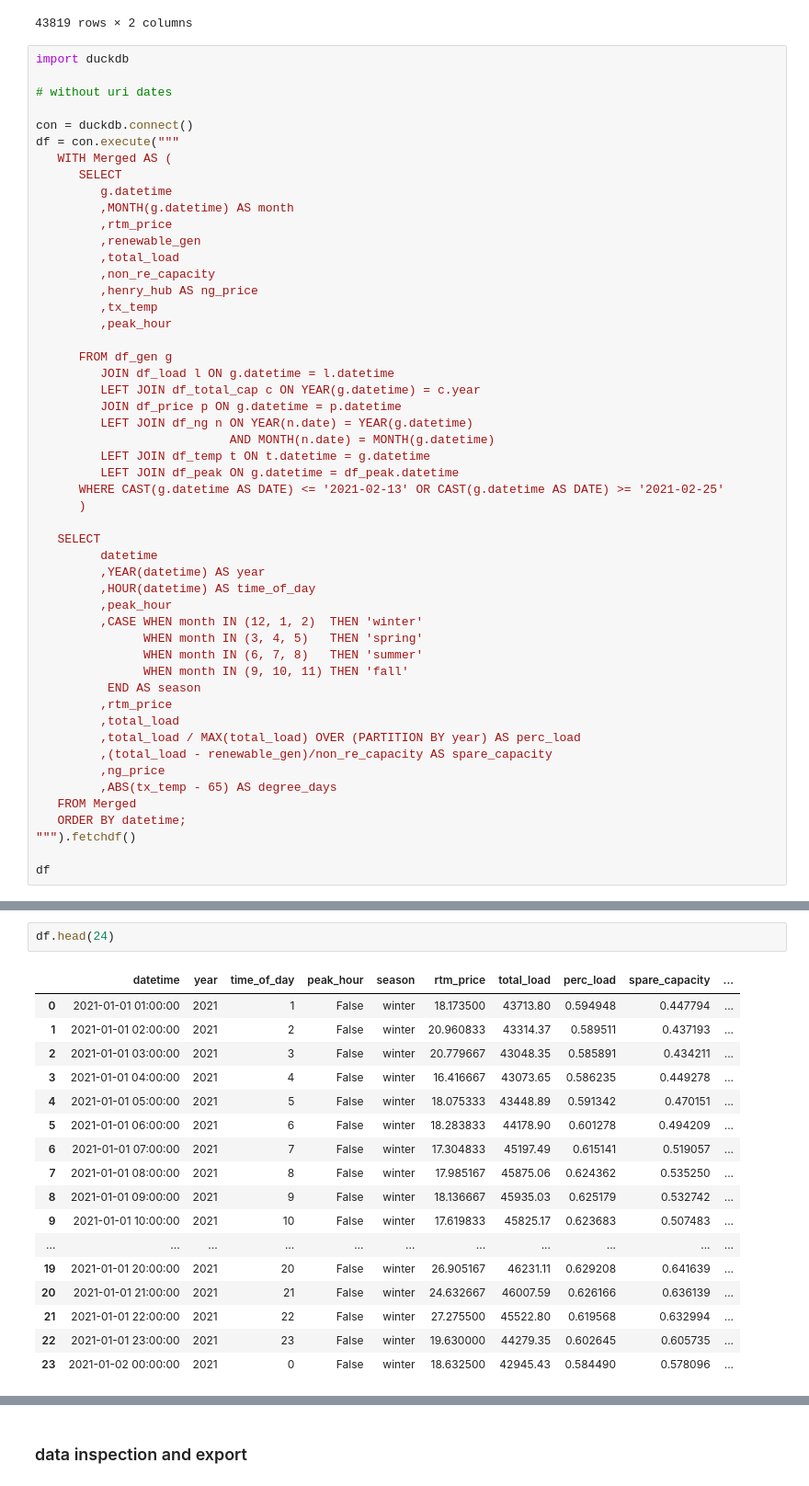
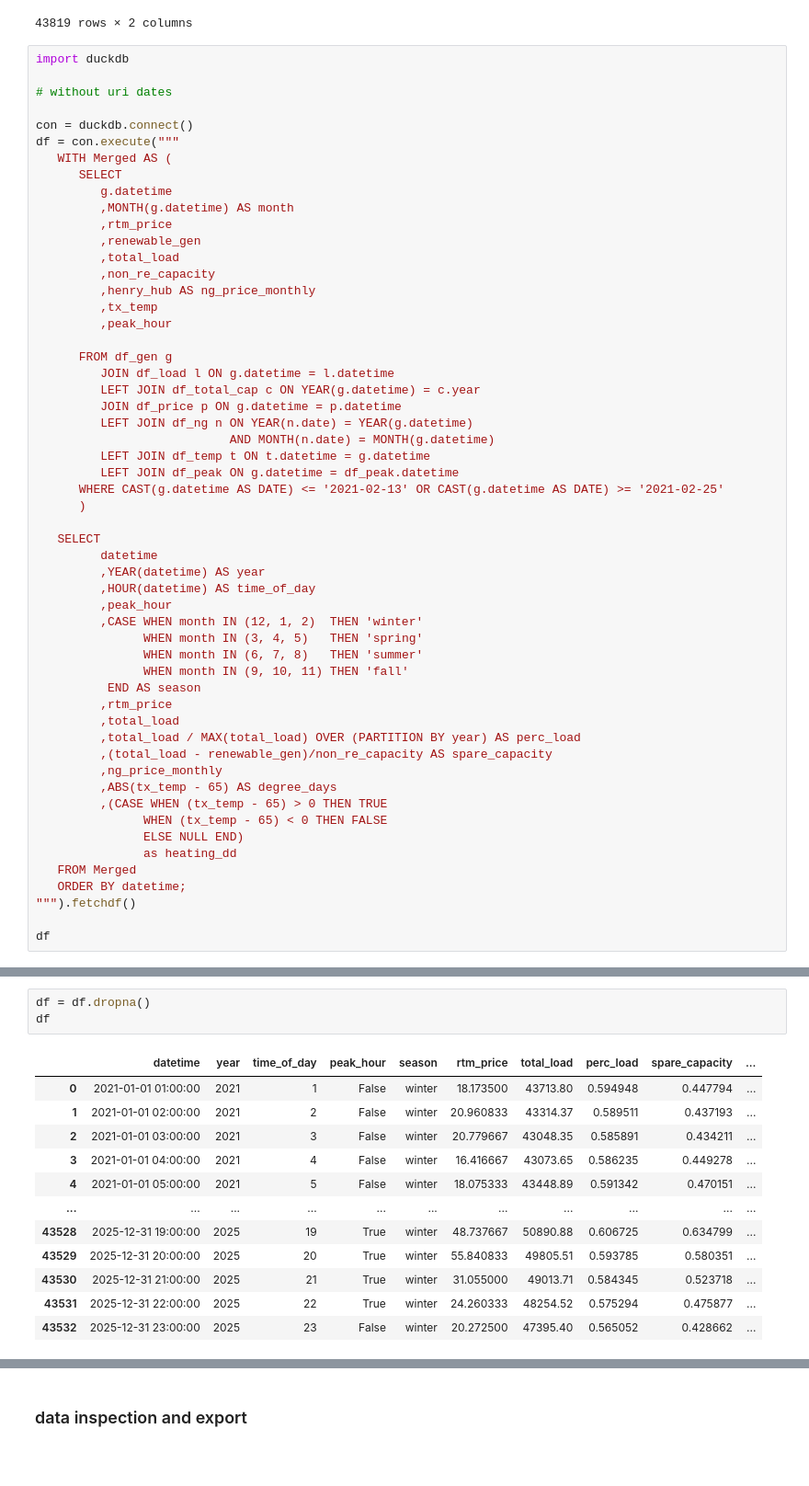
Before and after one commit to zyliaz/Energy-Price-Risk-Model, a Jupyter notebook: 03_notebooks/03_model/01_regression_data.ipynb, the cells around one changed output, grey strips where cells are left out. Shown at 92% size. Saved outputs shown, nothing was run; the diff lists cells and outputs as text; blank space fills up the shorter version.

```diff
--- a/03_notebooks/03_model/01_regression_data.ipynb
+++ b/03_notebooks/03_model/01_regression_data.ipynb
@@ -67,7 +67,7 @@ df = con.execute("""
          ,renewable_gen
          ,total_load
          ,non_re_capacity
-         ,henry_hub AS ng_price
+         ,henry_hub AS ng_price_monthly
          ,tx_temp
          ,peak_hour
 
@@ -96,8 +96,12 @@ df = con.execute("""
          ,total_load
          ,total_load / MAX(total_load) OVER (PARTITION BY year) AS perc_load
          ,(total_load - renewable_gen)/non_re_capacity AS spare_capacity
-         ,ng_price
+         ,ng_price_monthly
          ,ABS(tx_temp - 65) AS degree_days
+         ,(CASE WHEN (tx_temp - 65) > 0 THEN TRUE
+               WHEN (tx_temp - 65) < 0 THEN FALSE
+               ELSE NULL END)
+               as heating_dd
    FROM Merged
    ORDER BY datetime;
 """).fetchdf()
@@ -120,20 +124,16 @@ df
 # %%
-df.head(24)
+df = df.dropna()
+df
 # %% [output]
 |  | datetime | year | time_of_day | peak_hour | season | rtm_price | total_load | perc_load | spare_capacity | ... |
 | 0 | 2021-01-01 01:00:00 | 2021 | 1 | False | winter | 18.173500 | 43713.80 | 0.594948 | 0.447794 | ... |
 | 1 | 2021-01-01 02:00:00 | 2021 | 2 | False | winter | 20.960833 | 43314.37 | 0.589511 | 0.437193 | ... |
 | 2 | 2021-01-01 03:00:00 | 2021 | 3 | False | winter | 20.779667 | 43048.35 | 0.585891 | 0.434211 | ... |
 | 3 | 2021-01-01 04:00:00 | 2021 | 4 | False | winter | 16.416667 | 43073.65 | 0.586235 | 0.449278 | ... |
 | 4 | 2021-01-01 05:00:00 | 2021 | 5 | False | winter | 18.075333 | 43448.89 | 0.591342 | 0.470151 | ... |
-| 5 | 2021-01-01 06:00:00 | 2021 | 6 | False | winter | 18.283833 | 44178.90 | 0.601278 | 0.494209 | ... |
-| 6 | 2021-01-01 07:00:00 | 2021 | 7 | False | winter | 17.304833 | 45197.49 | 0.615141 | 0.519057 | ... |
-| 7 | 2021-01-01 08:00:00 | 2021 | 8 | False | winter | 17.985167 | 45875.06 | 0.624362 | 0.535250 | ... |
-| 8 | 2021-01-01 09:00:00 | 2021 | 9 | False | winter | 18.136667 | 45935.03 | 0.625179 | 0.532742 | ... |
-| 9 | 2021-01-01 10:00:00 | 2021 | 10 | False | winter | 17.619833 | 45825.17 | 0.623683 | 0.507483 | ... |
 | ... | ... | ... | ... | ... | ... | ... | ... | ... | ... | ... |
-| 19 | 2021-01-01 20:00:00 | 2021 | 20 | False | winter | 26.905167 | 46231.11 | 0.629208 | 0.641639 | ... |
-| 20 | 2021-01-01 21:00:00 | 2021 | 21 | False | winter | 24.632667 | 46007.59 | 0.626166 | 0.636139 | ... |
-| 21 | 2021-01-01 22:00:00 | 2021 | 22 | False | winter | 27.275500 | 45522.80 | 0.619568 | 0.632994 | ... |
-| 22 | 2021-01-01 23:00:00 | 2021 | 23 | False | winter | 19.630000 | 44279.35 | 0.602645 | 0.605735 | ... |
-| 23 | 2021-01-02 00:00:00 | 2021 | 0 | False | winter | 18.632500 | 42945.43 | 0.584490 | 0.578096 | ... |
+| 43528 | 2025-12-31 19:00:00 | 2025 | 19 | True | winter | 48.737667 | 50890.88 | 0.606725 | 0.634799 | ... |
+| 43529 | 2025-12-31 20:00:00 | 2025 | 20 | True | winter | 55.840833 | 49805.51 | 0.593785 | 0.580351 | ... |
+| 43530 | 2025-12-31 21:00:00 | 2025 | 21 | True | winter | 31.055000 | 49013.71 | 0.584345 | 0.523718 | ... |
+| 43531 | 2025-12-31 22:00:00 | 2025 | 22 | True | winter | 24.260333 | 48254.52 | 0.575294 | 0.475877 | ... |
+| 43532 | 2025-12-31 23:00:00 | 2025 | 23 | False | winter | 20.272500 | 47395.40 | 0.565052 | 0.428662 | ... |
```
Also changed, not shown: parts of 9 cells of this notebook, 8 other files.
